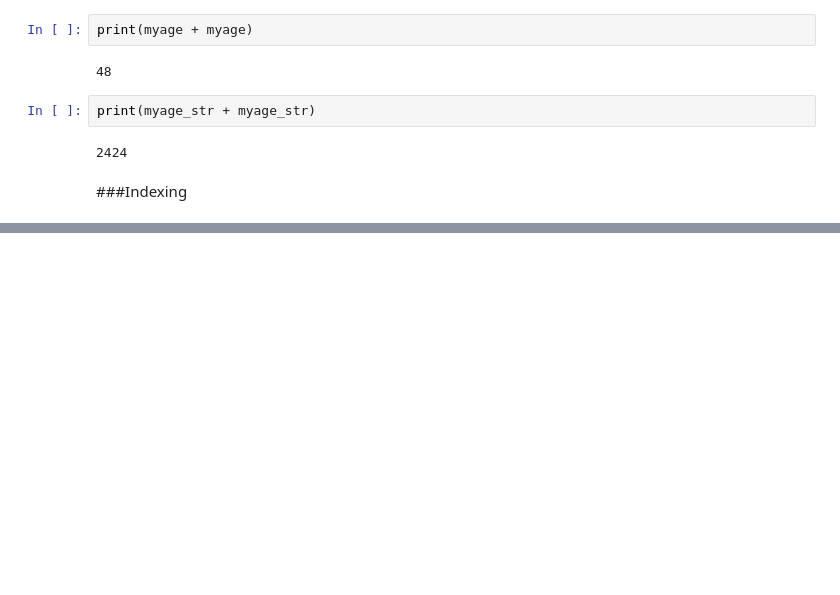
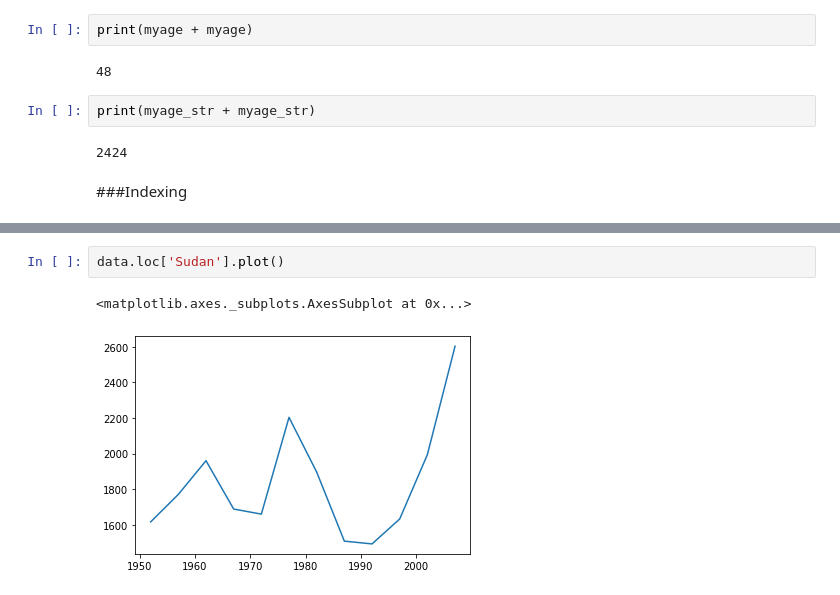
Before and after one commit to dejsmith7/praccomp_2022, a Jupyter notebook: PracComp2022.ipynb, the cells around one changed output, grey strips where cells are left out. Cells and saved outputs as stored; diff of their text form; blank space fills up the shorter version.

```diff
--- a/PracComp2022.ipynb
+++ b/PracComp2022.ipynb
@@ -72,0 +328,5 @@ print(myage_str + myage_str)
+# %%
+data.loc['Sudan'].plot()
+# %% [output]
+<matplotlib.axes._subplots.AxesSubplot at 0x...>
+[figure, added]
```
Also changed, not shown: parts of 37 cells of this notebook.
